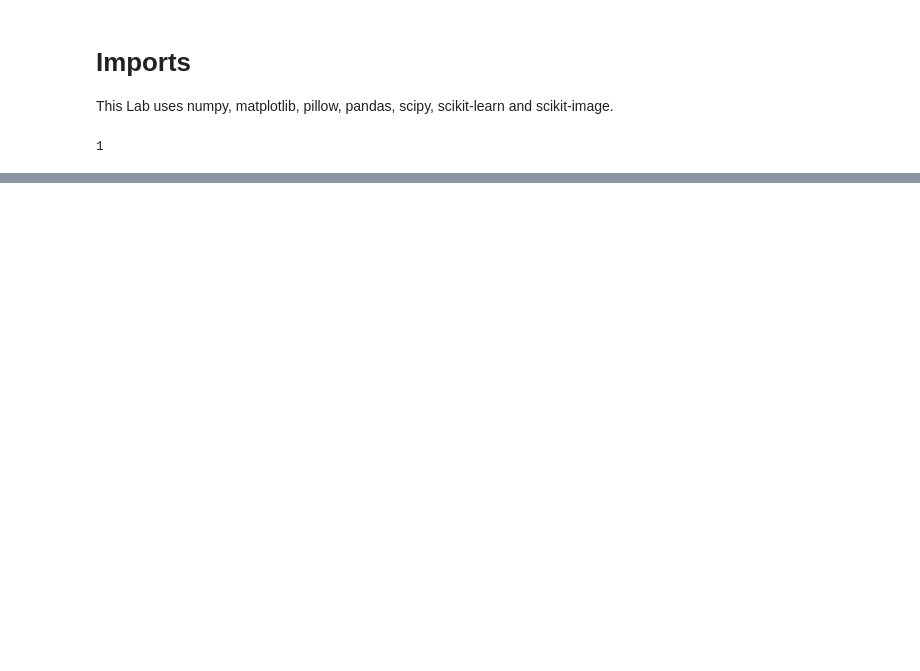
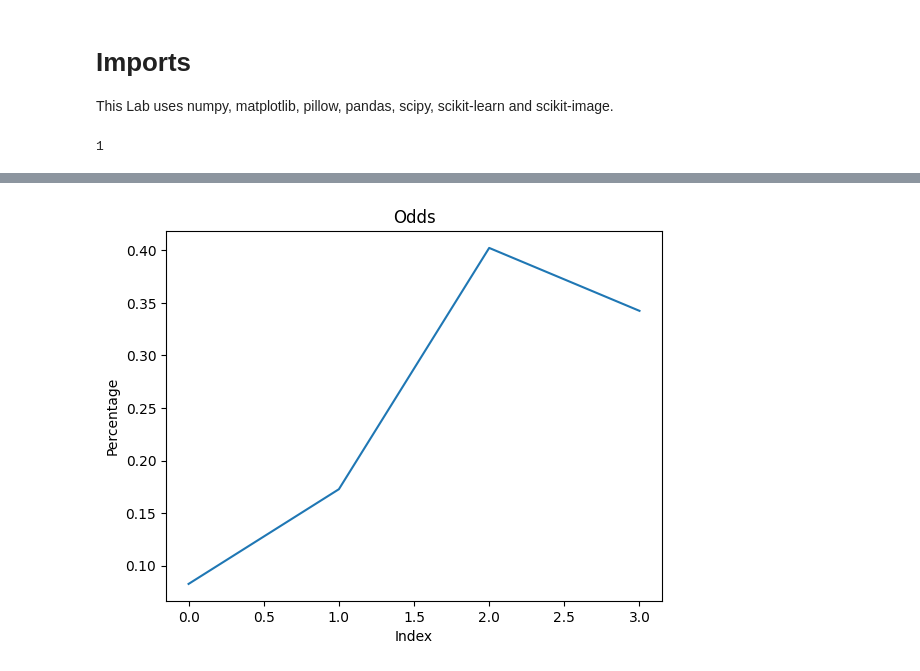
Before and after one commit to kennajw/spotify-cs506, a Jupyter notebook: cs506.ipynb, the cells around one changed output, grey strips where cells are left out. Saved outputs shown, nothing was run; the diff lists cells and outputs as text; code cells hidden in the pictures; blank space fills up the shorter version.

```diff
--- a/cs506.ipynb
+++ b/cs506.ipynb
@@ -36,0 +39,30 @@ See the caveats in the documentation: https://pandas.pydata.org/pandas-docs/stab
+# %%
+
+
+odds=[0,0,0,0]
+odds[0]=0
+odds[1]=0
+odds[2]=0
+odds[3]=0
+for x in range(len(arrShuffle)):
+    if(arrShuffle[x]==arrShuffle[0] and arrReason_End[x]==0):
+        odds[0]+=1
+    elif(arrShuffle[x]==arrShuffle[0] and arrReason_End[x]==1):
+        odds[1]+=1
+    elif(arrShuffle[x]!=arrShuffle[0] and arrReason_End[x]==0):
+        odds[2]+=1
+    else:
+        odds[3]+=1
+odds[0]=odds[0]/len(arrShuffle)
+odds[1]=odds[1]/len(arrShuffle)
+odds[2]=odds[2]/len(arrShuffle)
+odds[3]=odds[3]/len(arrShuffle)
+
+plt.plot(range(len(odds)),odds)
+plt.xlabel("Index")
+plt.ylabel("Percentage")
+plt.title("Odds")
+
+plt.show()
+# %% [output]
+[figure, added]
```
Also changed, not shown: parts of 3 cells of this notebook.
